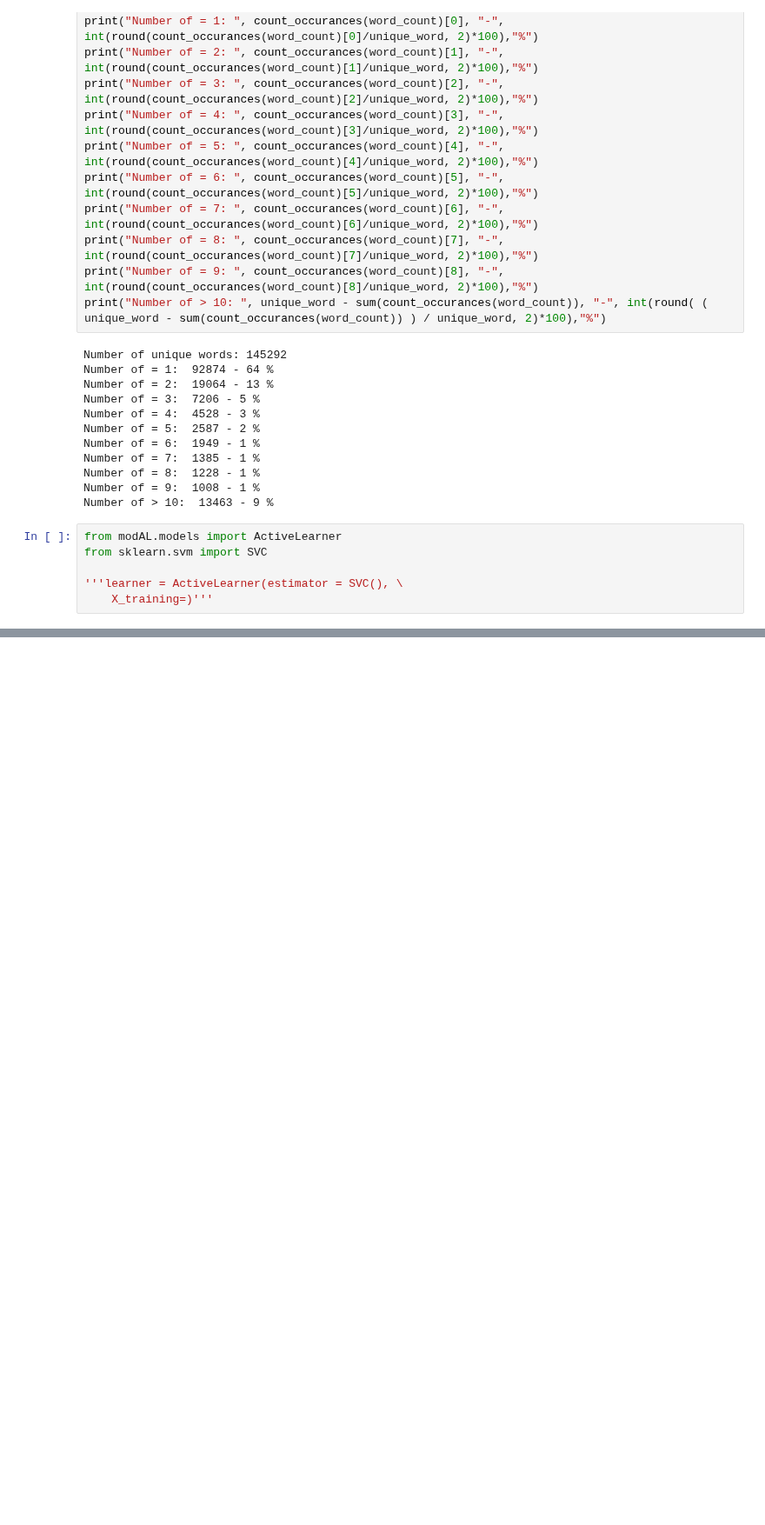
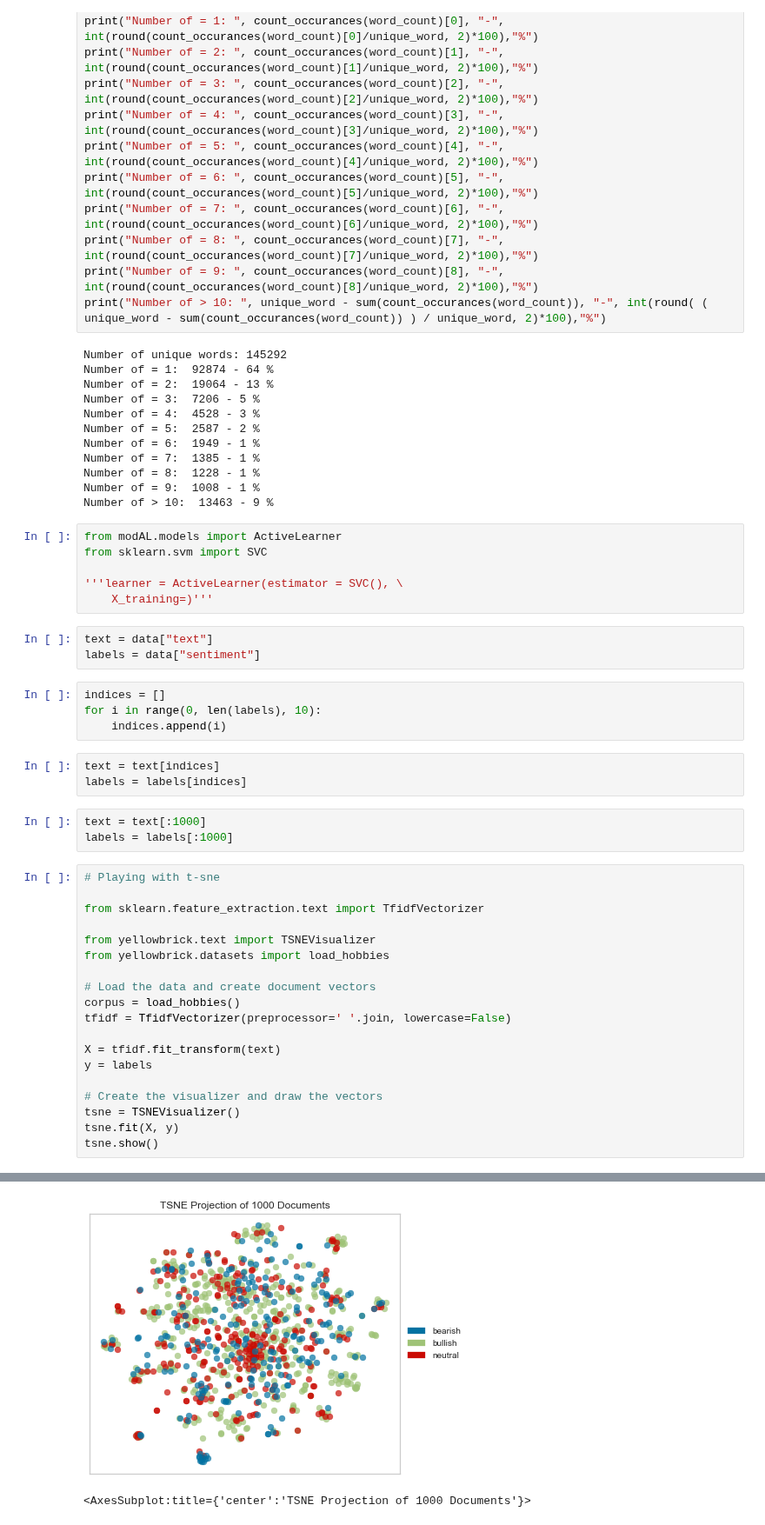
Before and after one commit to StefanWinterToo/Master-Thesis, a Jupyter notebook: App/Playground.ipynb, the cells around one changed output, grey strips where cells are left out. Shown at 87% size. Drawn from its saved outputs; the diff is of its cells as text; blank space fills up the shorter version.

```diff
--- a/App/Playground.ipynb
+++ b/App/Playground.ipynb
@@ -473,3 +473,36 @@ from sklearn.svm import SVC
 
 '''learner = ActiveLearner(estimator = SVC(), \
     X_training=)'''
+# %%
+text = data["text"]
+labels = data["sentiment"]
+# %%
+indices = []
+for i in range(0, len(labels), 10):
+    indices.append(i)
+# %%
+text = text[indices]
+labels = labels[indices]
+# %%
+text = text[:1000]
+labels = labels[:1000]
+# %%
+# Playing with t-sne
+
+from sklearn.feature_extraction.text import TfidfVectorizer
+
+from yellowbrick.text import TSNEVisualizer
+from yellowbrick.datasets import load_hobbies
+
+# Load the data and create document vectors
+corpus = load_hobbies()
+tfidf = TfidfVectorizer(preprocessor=' '.join, lowercase=False)
+
+X = tfidf.fit_transform(text)
+y = labels
+
+# Create the visualizer and draw the vectors
+tsne = TSNEVisualizer()
+tsne.fit(X, y)
+tsne.show()
+# %% [output]
@@ -475,0 +512,2 @@ from sklearn.svm import SVC
+[figure, added]
+<AxesSubplot:title={'center':'TSNE Projection of 1000 Documents'}>
```
Also changed, not shown: parts of 1 cell of this notebook, 1 other file.
